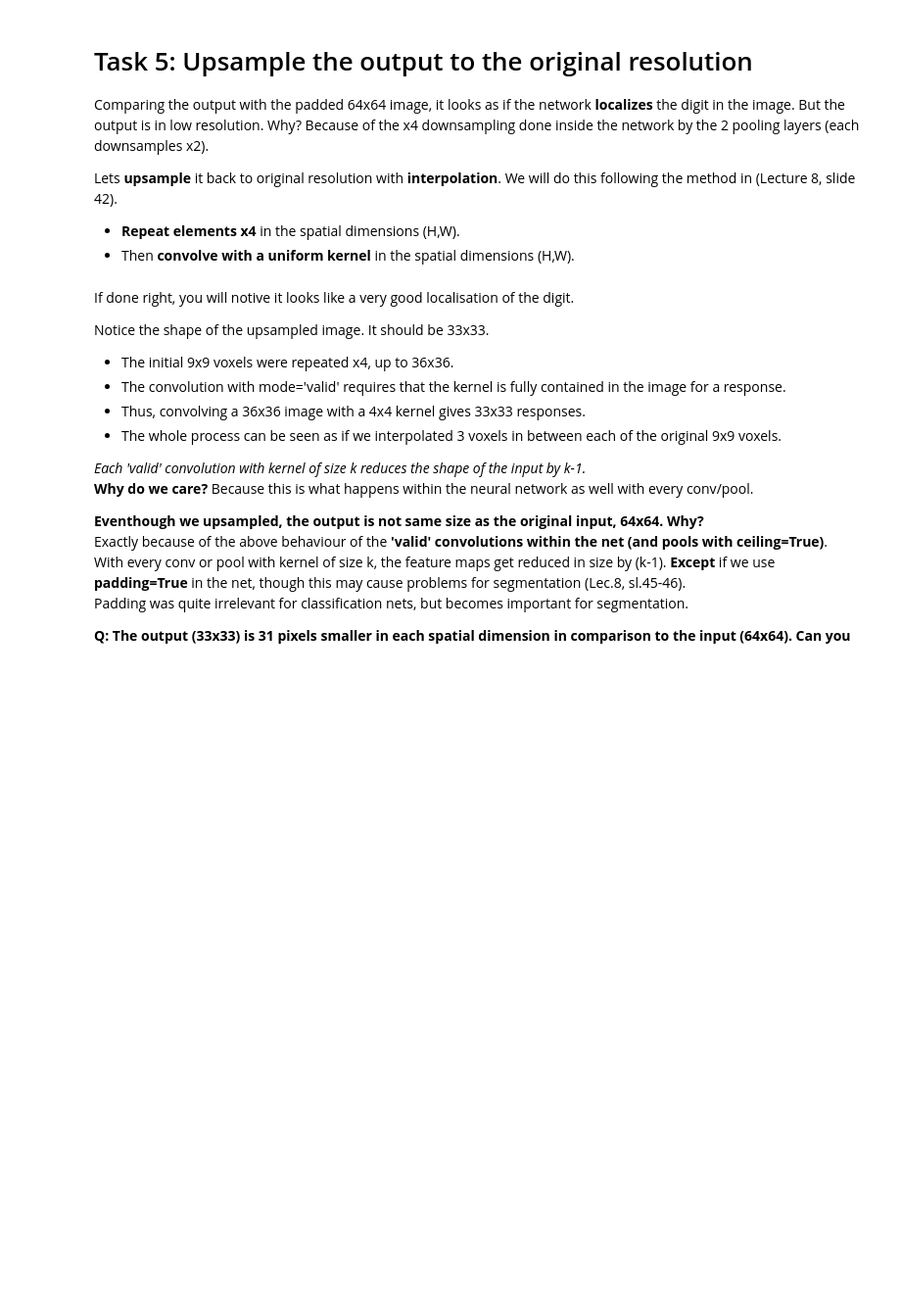
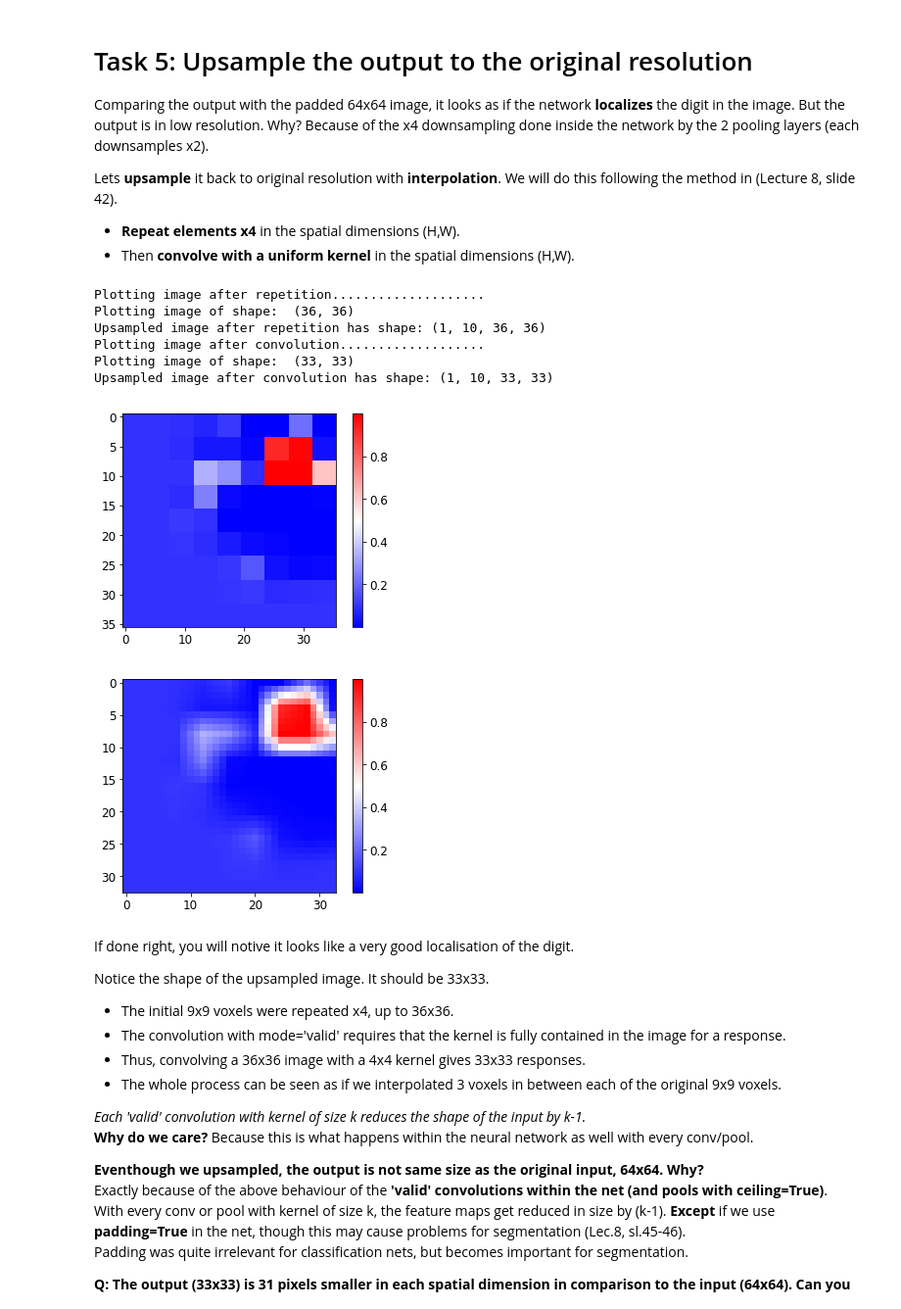
Before and after one commit to adicatana/ml_imaging_tutorials_imperial, a Jupyter notebook: MLI-Tutorial-4.ipynb, the cells around one changed output. Shown at 98% size. Saved outputs shown, nothing was run; the diff lists cells and outputs as text; code cells hidden in the pictures; blank space fills up the shorter version.

```diff
--- a/MLI-Tutorial-4.ipynb
+++ b/MLI-Tutorial-4.ipynb
@@ -470,20 +470,29 @@ Lets **upsample** it back to original resolution with **interpolation**. We will
 # %%
 from scipy import signal
 
 ############# TODO: Repeat elements x4 along the two spatial dimensions #####################
-pred_probs_padded_ups = np.repeat(pred_probs_padded, repeats=4, axis=???) # [N,Class,H,W]
-pred_probs_padded_ups = np.repeat(pred_probs_padded_ups, repeats=???, axis=3)
+pred_probs_padded_ups = np.repeat(pred_probs_padded, repeats=4, axis=2) # [N,Class,H,W]
+pred_probs_padded_ups = np.repeat(pred_probs_padded_ups, repeats=4, axis=3)
 print("Plotting image after repetition....................")
 plot_image(pred_probs_padded_ups[0,real_lbl,:,:], cmap="bwr")
 print("Upsampled image after repetition has shape:", pred_probs_padded_ups.shape) # (1, 10, 33, 33)
 ############################################################################################
 # Convolve with uniform kernel:
 kernel = np.ones([1,1,4,4])/16.
 pred_probs_padded_ups = signal.convolve(pred_probs_padded_ups, kernel, mode='valid')
 print("Plotting image after convolution...................")
 plot_image(pred_probs_padded_ups[0,4], cmap="bwr")
 
 print("Upsampled image after convolution has shape:", pred_probs_padded_ups.shape) # (1, 10, 33, 33)
+# %% [output]
+Plotting image after repetition....................
+Plotting image of shape:  (36, 36)
+Upsampled image after repetition has shape: (1, 10, 36, 36)
+Plotting image after convolution...................
+Plotting image of shape:  (33, 33)
+Upsampled image after convolution has shape: (1, 10, 33, 33)
+[figure, added]
+[figure, added]
 # %% [markdown]
 If done right, you will notive it looks like a very good localisation of the digit.
 
```
Also changed, not shown: parts of 8 cells of this notebook.
